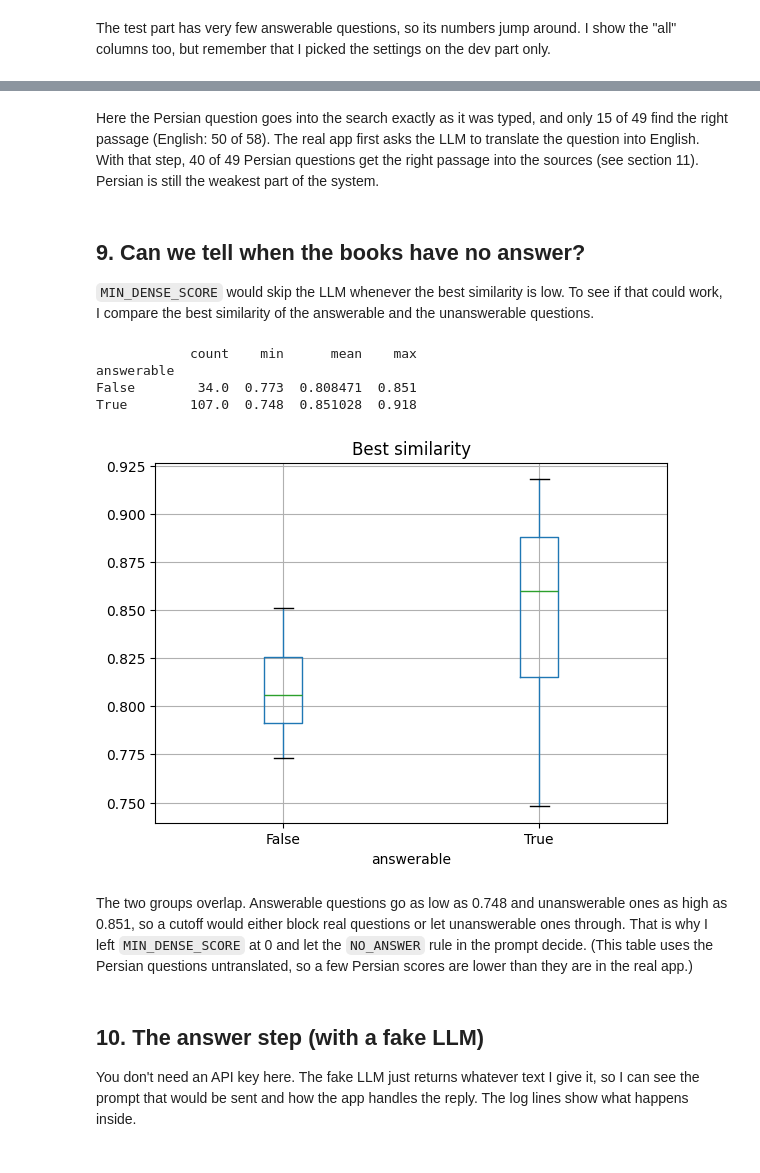
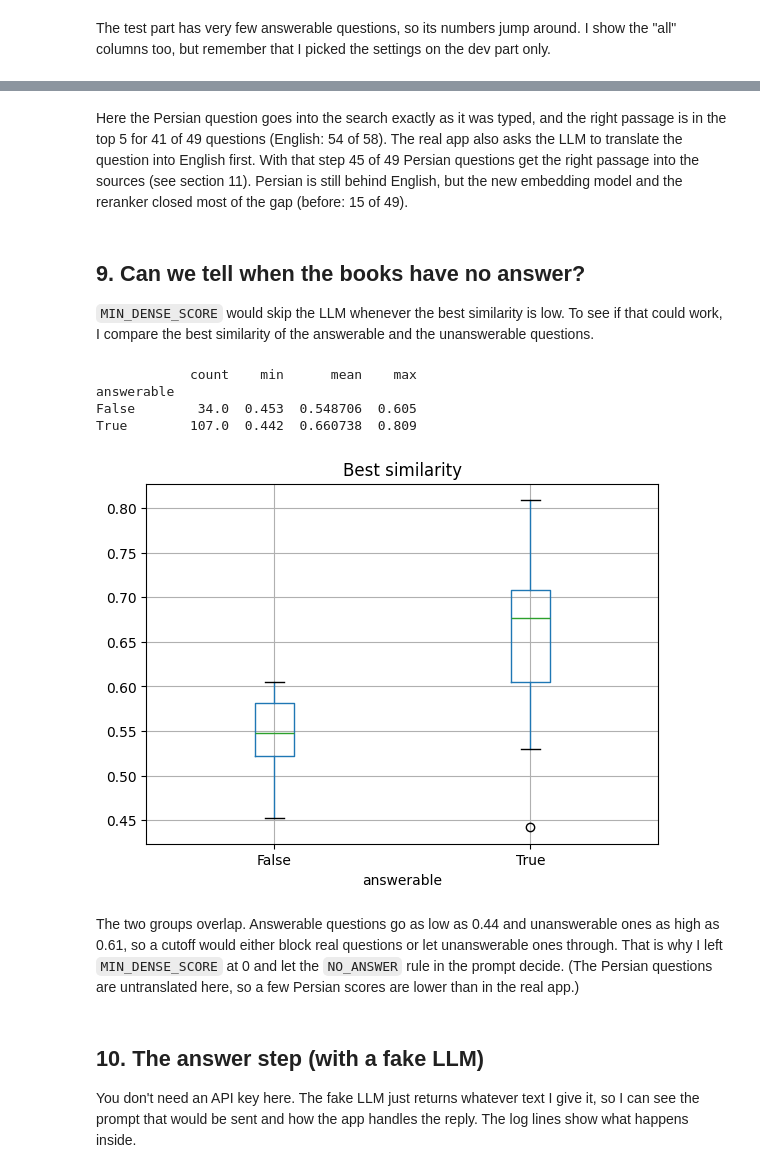
Before and after one commit to payamfirouzfar/namazi-rag, a Jupyter notebook: walkthrough.ipynb, the cells around one changed output, grey strips where cells are left out. Saved outputs shown, nothing was run; the diff lists cells and outputs as text; code cells hidden in the pictures.

```diff
--- a/walkthrough.ipynb
+++ b/walkthrough.ipynb
@@ -111,10 +111,11 @@ plt.show()
 ## 4. Load the index
 I built the index earlier with `python -m scripts.ingest`. Loading it also builds the BM25 part in memory.
 # %%
-from app.embedder import make_embedder
+from app.embedder import make_embedder, make_reranker
 from app.index import Index
 
 embedder = make_embedder(settings)
+reranker = make_reranker(settings)  # re-orders the best 20 chunks, the app uses it too
 index = Index.load(settings.index_dir, settings.embedding_model, settings.bm25_k1, settings.bm25_b)
 
 print("chunks:", len(index), "| vector size:", index.meta["dim"], "| built at:", index.meta["created_at"])
@@ -148,17 +149,18 @@ The hybrid version merges the two lists with Reciprocal Rank Fusion.
 from app.retriever import HybridRetriever, RetrievalParams
 
 
-def make_retriever(weight_dense, weight_bm25, top_k=5, rrf_k=None):
+def make_retriever(weight_dense, weight_bm25, top_k=5, rrf_k=None, rerank=False):
     params = RetrievalParams(top_k, settings.oversample, rrf_k or settings.rrf_k, weight_dense, weight_bm25)
-    return HybridRetriever(index, embedder, params)
+    return HybridRetriever(index, embedder, params, reranker if rerank else None)
 
 
-modes = [("dense only", 1, 0), ("BM25 only", 0, 1), ("hybrid 1:1", 1, 1), ("hybrid 2:1", 2, 1)]
+modes = [("dense only", 1, 0, False), ("BM25 only", 0, 1, False), ("hybrid 1:1", 1, 1, False), ("hybrid 2:1", 2, 1, False),
+         ("hybrid 2:1 + reranker (the app)", 2, 1, True)]
 question = "When should the metformin dose be reduced in CKD?"
 print("Question:", question)
-for mode_name, w_dense, w_bm25 in modes:
+for mode_name, w_dense, w_bm25, rerank in modes:
     print("\n" + mode_name)
-    for hit in make_retriever(w_dense, w_bm25).search(question):
+    for hit in make_retriever(w_dense, w_bm25, rerank=rerank).search(question):
         print(f"  {hit.score:.4f}  {hit.chunk.book}, page {hit.chunk.page}")
 # %% [output]
 Question: When should the metformin dose be reduced in CKD?
@@ -286,12 +289,12 @@ For every answerable question I look at where the right chunk lands in the top 3
 # %%
 from scripts.tune import norm
 
-retriever = make_retriever(settings.weight_dense, settings.weight_bm25, top_k=30)
+retriever = make_retriever(settings.weight_dense, settings.weight_bm25, top_k=20, rerank=True)  # the app's search
 rows = []
 for item in items:
     if not item["evidence"]:
         continue
-    hits = retriever.search(item["question"], 30)
+    hits = retriever.search(item["question"], 20)
     rank = next((n for n, hit in enumerate(hits, 1) if norm(item["evidence"]) in norm(hit.chunk.text)), None)
     rows.append({"question": item["question"][:60], "persian": not item["question"].isascii(), "rank": rank})
 ranks = pd.DataFrame(rows)
@@ -320,35 +327,34 @@ Persian: in top 5 -> 15 of 49
 # %% [markdown]
-Here the Persian question goes into the search exactly as it was typed, and only 15 of 49 find the right passage (English: 50 of 58).
-The real app first asks the LLM to translate the question into English. With that step, 40 of 49 Persian questions get the right passage into the sources (see section 11).
-Persian is still the weakest part of the system.
+Here the Persian question goes into the search exactly as it was typed, and the right passage is in the top 5 for 41 of 49 questions (English: 54 of 58).
+The real app also asks the LLM to translate the question into English first. With that step 45 of 49 Persian questions get the right passage into the sources (see section 11).
+Persian is still behind English, but the new embedding model and the reranker closed most of the gap (before: 15 of 49).
 # %% [markdown]
 ## 9. Can we tell when the books have no answer?
 `MIN_DENSE_SCORE` would skip the LLM whenever the best similarity is low. To see if that could work,
 I compare the best similarity of the answerable and the unanswerable questions.
 # %%
-retriever = make_retriever(settings.weight_dense, settings.weight_bm25, top_k=5)
+retriever = make_retriever(settings.weight_dense, settings.weight_bm25, top_k=5, rerank=True)
 rows = []
 for item in items:
     best = max(hit.dense_score for hit in retriever.search(item["question"], 5))
     rows.append({"answerable": bool(item["evidence"]), "best_similarity": round(best, 3)})
 scores = pd.DataFrame(rows)
 print(scores.groupby("answerable")["best_similarity"].describe()[["count", "min", "mean", "max"]])
 
 scores.boxplot(column="best_similarity", by="answerable")
 plt.suptitle("")
 plt.title("Best similarity")
 plt.show()
 # %% [output]
             count    min      mean    max
 answerable
-False        34.0  0.773  0.808471  0.851
-True        107.0  0.748  0.851028  0.918
+False        34.0  0.453  0.548706  0.605
+True        107.0  0.442  0.660738  0.809
-[figure, old version]
+[figure, new version]
 # %% [markdown]
-The two groups overlap. Answerable questions go as low as 0.748 and unanswerable ones as high as 0.851,
+The two groups overlap. Answerable questions go as low as 0.44 and unanswerable ones as high as 0.61,
 so a cutoff would either block real questions or let unanswerable ones through. That is why I left `MIN_DENSE_SCORE` at 0
-and let the `NO_ANSWER` rule in the prompt decide. (This table uses the Persian questions untranslated, so a few Persian scores
-are lower than they are in the real app.)
+and let the `NO_ANSWER` rule in the prompt decide. (The Persian questions are untranslated here, so a few Persian scores are lower than in the real app.)
 # %% [markdown]
 ## 10. The answer step (with a fake LLM)
 You don't need an API key here. The fake LLM just returns whatever text I give it, so I can see the prompt that would be sent
```
Also changed, not shown: parts of 49 cells of this notebook, 24 other files.
